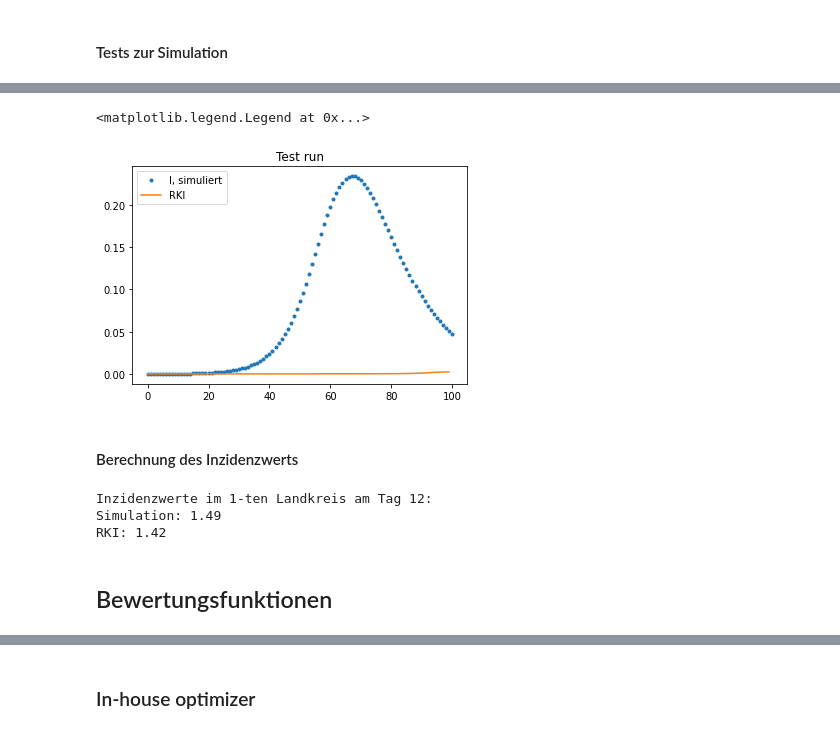
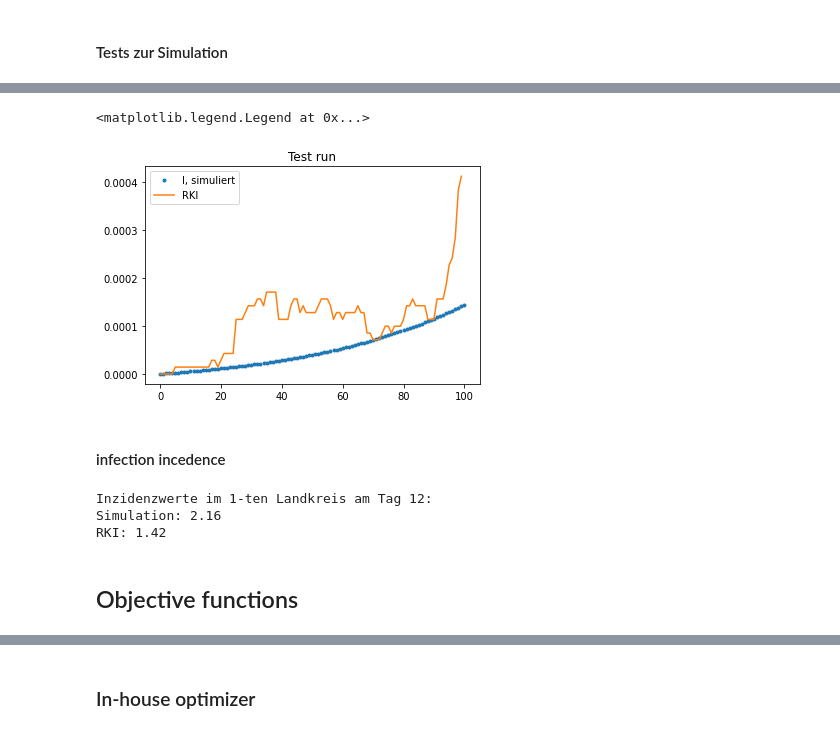
Before and after one commit to torbensun/Modeling-Of-Epidemics-With-Compartmental-And-Network-Models, a Jupyter notebook: Bessere Optimierung.ipynb, the cells around one changed output, grey strips where cells are left out. Saved outputs shown, nothing was run; the diff lists cells and outputs as text; code cells hidden in the pictures.

```diff
--- a/Bessere Optimierung.ipynb
+++ b/Bessere Optimierung.ipynb
@@ -198,23 +234,21 @@ Funktioniert summon_results mit Implementierung von simple?
 # %%
-#parameter_ = [0.26009148, 0.10547273]
-method = 'simple'
-Simu_S = summon_results(parameter_, method, number_of_days=100, number_of_Lks=12, results_type = 0)
+parameter_ = [0.17859716,   0.16118817]
+method = 'constant'
+Simu_S = summon_results(parameter_, method, number_of_days=100, number_of_Lks=12, results_type =0)
 Simu_I = summon_results(parameter_, method, number_of_days=100, number_of_Lks=12, results_type = 1)
 Simu_R = summon_results(parameter_, method, number_of_days=100, number_of_Lks=12, results_type = 2)
 Simu_D = summon_results(parameter_, method, number_of_days=100, number_of_Lks=12, results_type = 3)
 # %%
-lk = 0
-
-days = np.array([i for i in range(len(Simu_S[1]))])
-plt.plot(days,Simu_S[lk], '.', label="S")
-plt.plot(days,Simu_I[lk], '.', label="I")
-plt.plot(days,Simu_R[lk], '.', label="R")
-plt.plot(days,Simu_D[lk], '.', label="D")
-#plt.plot(days,Simu_S[0], '.', label="Lk=1")
-#plt.plot(days,Simu_S[2], '.', label="Lk=5")
-#plt.plot(days,Simu_S[1], '.', label="Lk=11")
+t = np.array([i for i in range(len(Simu_S[1]))])
+plt.plot(t,Simu_S[1], '.', label="S")
+plt.plot(t,Simu_I[1], '.', label="I, simuliert")
+plt.plot(t,Simu_R[1], '.', label="R")
+plt.plot(t,Simu_D[1], '.', label="D")
+#plt.plot(t,Simu_S[0], '.', label="Lk=1")
+#plt.plot(t,Simu_S[2], '.', label="Lk=5")
+#plt.plot(t,Simu_S[1], '.', label="Lk=11")
 plt.legend()
-plt.title(f"$\\alpha={parameter_[0]}$\t$\\beta = {parameter_[1]}$")
+plt.title("$\\alpha= 0.44$ $ \\beta= 0.08$")
 print(Simu_S.shape)
 # %% [output]
 (12, 101)
@@ -222,12 +255,0 @@ print(Simu_S.shape)
-# %%
-t = np.linspace(0, 100, 10000)
-simulation001 = Data(parameter_[0], parameter_[1], 12, "Pendler.txt", 0.4, import_rki_data(N, 7)[2])
-solsimple = sci.solve_ivp(fun=simple_system, t_span=(0,100), y0=ic_simple[lk], method="RK45", args=(simulation001,), t_eval=t, dense_output=True)
-
-plt.plot(t,solsimple.y[0], '.', label="S")
-plt.plot(t,solsimple.y[1], '.', label="I")
-plt.plot(t,solsimple.y[2], '.', label="R")
-plt.plot(t,solsimple.y[3], '.', label="D")
-
-plt.legend()
-plt.title(f"$\\alpha={parameter_[0]}$\t$\\beta = {parameter_[1]}$")
@@ -237,17 +256,23 @@ Text(0.5, 1.0, '$\\alpha=0.25$\t$\\beta = 0.1$')
 # %%
-plt.plot(days,Simu_I[lk], '.', label="I, simuliert")
-plt.plot(days[:100], I_RKI[lk], label = 'RKI')
+plt.plot(t,Simu_I[1], '.', label="I, simuliert")
+plt.plot(t[:100],I_RKI[1], label = 'RKI')
 plt.title("Test run")
 plt.legend()
 # %% [output]
 <matplotlib.legend.Legend at 0x...>
-[figure, old version]
+[figure, new version]
-# %% [markdown]
-#### Berechnung des Inzidenzwerts
+# %% [markdown]
+#### infection incedence
 # %%
 def Inzidenzwert(d,k,is_sim, S):
-    # d ist Tag k ist Landkreis
-    # die Funktion berechnet Inzidenzwert der Simulation an Tag d in Landkreis k
+    """
+    returns: the number of neuly infected people in the simulation per 10000 (incedence)
+             within the last 7 days
+    Args:   d: day for which the value is calculated
+            k: region for which the value is calculated
+            is_sim: 1 for simulation 0 for actual RKI data
+            S: array of suseptiple, leave empty for RKI data
+    """
     if is_sim == 0:
         Oomega = RKI[k][2][d0-1+d]
         return Oomega
@@ -261,13 +286,16 @@ def Inzidenzwert(d,k,is_sim, S):
 
     return Omega*100000
 
-def find_index(k, lk_indzies = []):
-    if not lk_indzies:
-        return k
-    else:
-        return lk_indzies[k]
 
 def Omega_ges(N_, d, is_sim, number_of_Lks=12, lk_indzies = [], S = []):
+    """
+    returns: total incedence over all regions in lk_indzies
+    Args:   d: day for which the value is calculated
+            number_of_Lks: number of simulated regions
+            lk_indzies: list of regions for which the value is to be calculated
+            is_sim: 1 for simulation 0 for actual RKI data
+            S: array of suseptiple, leave empty for RKI data
+    """
     numberofLks = len(lk_indzies)
     if numberofLks == 0:
             numberofLks = number_of_Lks
@@ -285,8 +313,8 @@ print("Simulation:", round(Inzidenzwert(12,1,1, Simu),2))
 print("RKI:", round(Inzidenzwert(12,1,0, Simu),2))
 # %% [output]
 Inzidenzwerte im 1-ten Landkreis am Tag 12:
-Simulation: 1.49
+Simulation: 2.16
 RKI: 1.42
-# %% [markdown]
-## Bewertungsfunktionen
+# %% [markdown]
+## Objective functions
 # %% [markdown]
```
Also changed, not shown: parts of 61 cells of this notebook.
